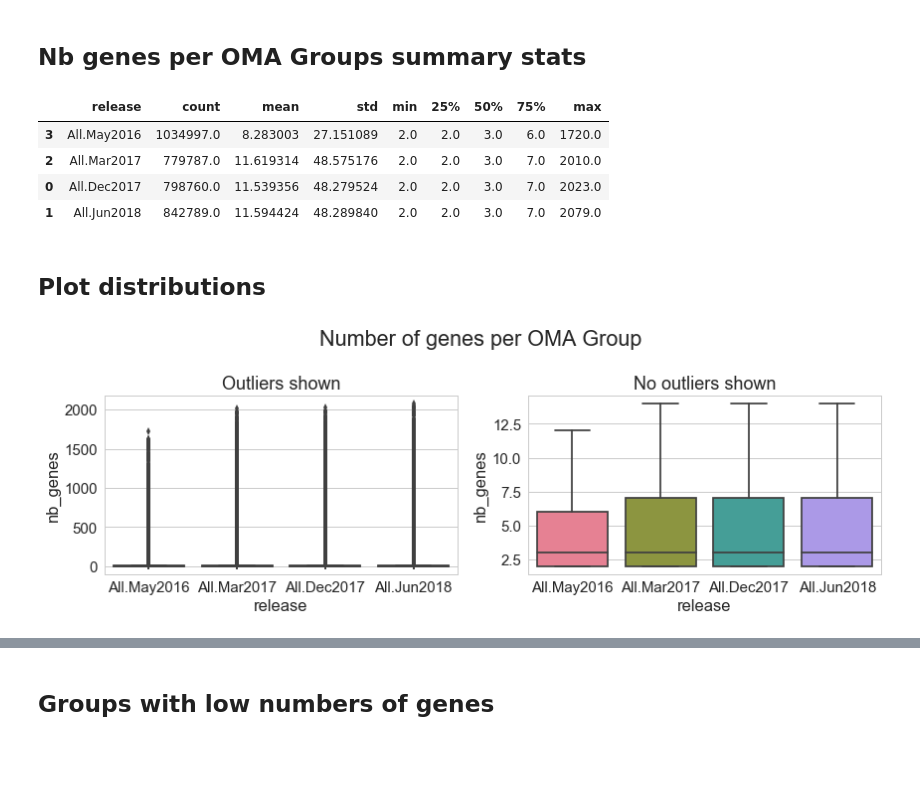
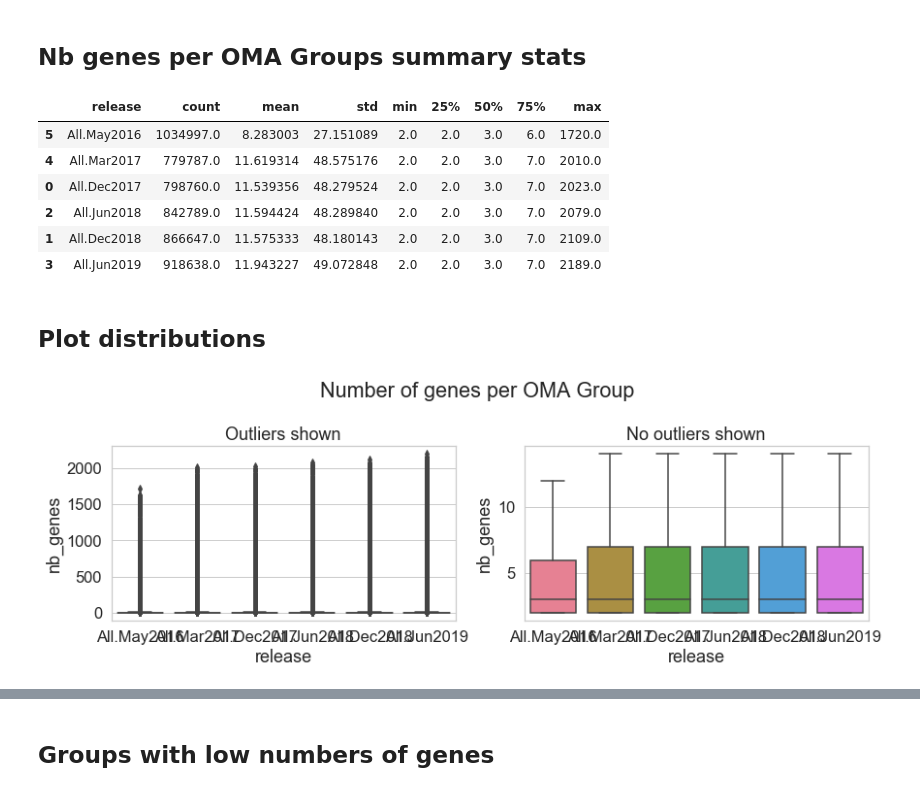
Before and after one commit to DessimozLab/pyoma, a Jupyter notebook: pyoma/browser/sanitychecks.ipynb, the cells around one changed output, grey strips where cells are left out. Saved outputs shown, nothing was run; the diff lists cells and outputs as text; code cells hidden in the pictures; blank space fills up the shorter version.

Commit message:
update sanity checks with new release and a few additional plots

```diff
--- a/pyoma/browser/sanitychecks.ipynb
+++ b/pyoma/browser/sanitychecks.ipynb
@@ -31,6 +35,7 @@ pd.options.display.max_rows = 150
 #style options
 %matplotlib inline
 plt.style.use('ggplot')
+plt.rcParams['figure.figsize'] = (12.0, 8.0)
 
 #seaborn options
 sns.set(rc={'axes.facecolor':'white', 'figure.facecolor':'white'}, font_scale=1.5)
@@ -47,24 +52,24 @@ To compare oma browser releases, I use the hdf5 file from each. However, since t
 TODO: Make it so that it just detects all the databases automatically and then we can run the notebook automatically after each release.
 # %%
 #directory containing the different oma browser releases
-oma_browser_dir = "/Users/nglover/oma_mount/"
+oma_browser_dir = os.path.expanduser("~/oma_mount/")
 
 #list of 4 releases (strings) to be compared (only exactly 4 for now)
 #note they will be plotted and presented in the order specified in list
-releases = ["All.May2016", "All.Mar2017", "All.Dec2017", "All.Jun2018"]
+releases = ["All.May2016", "All.Mar2017", "All.Dec2017", "All.Jun2018", "All.Dec2018", "All.Jun2019"]
 # %% [markdown]
 # Running the sanity checks
 # %% [markdown]
 The following code does all the heavy lifting and uses the sanitychecks2 library from pyoma. Since this involves making many computations, especially from the Entries table in each database, this could take a while to run (~40 minutes).
 # %%
-import importlib
-importlib.reload(sanitychecks2)
+#import importlib
+#importlib.reload(sanitychecks)
 
 #list of sanity (release) objects, each one corresponding to a different release
 sanity_sessions = []
 
 for release in releases:
-    release_obj = sanitychecks2.SanitySession(oma_browser_dir, release)
+    release_obj = sanitychecks.SanitySession(oma_browser_dir, release)
     sanity_sessions.append(release_obj)
 # %% [output]
 be ready to see PyTables asking for *lots* of memory and possibly slow
@@ -356,13 +392,15 @@ make_countplot_by_release(omagroups_df, releases, title="Total Number of OMA Gro
 get_summary_stats(omagroups_df, "nb_genes")
 # %% [output]
 |  | release | count | mean | std | min | 25% | 50% | 75% | max |
-| 3 | All.May2016 | 1034997.0 | 8.283003 | 27.151089 | 2.0 | 2.0 | 3.0 | 6.0 | 1720.0 |
-| 2 | All.Mar2017 | 779787.0 | 11.619314 | 48.575176 | 2.0 | 2.0 | 3.0 | 7.0 | 2010.0 |
+| 5 | All.May2016 | 1034997.0 | 8.283003 | 27.151089 | 2.0 | 2.0 | 3.0 | 6.0 | 1720.0 |
+| 4 | All.Mar2017 | 779787.0 | 11.619314 | 48.575176 | 2.0 | 2.0 | 3.0 | 7.0 | 2010.0 |
 | 0 | All.Dec2017 | 798760.0 | 11.539356 | 48.279524 | 2.0 | 2.0 | 3.0 | 7.0 | 2023.0 |
-| 1 | All.Jun2018 | 842789.0 | 11.594424 | 48.289840 | 2.0 | 2.0 | 3.0 | 7.0 | 2079.0 |
+| 2 | All.Jun2018 | 842789.0 | 11.594424 | 48.289840 | 2.0 | 2.0 | 3.0 | 7.0 | 2079.0 |
+| 1 | All.Dec2018 | 866647.0 | 11.575333 | 48.180143 | 2.0 | 2.0 | 3.0 | 7.0 | 2109.0 |
+| 3 | All.Jun2019 | 918638.0 | 11.943227 | 49.072848 | 2.0 | 2.0 | 3.0 | 7.0 | 2189.0 |
 # %% [markdown]
 ## Plot distributions
 # %%
-make_boxplot_by_release(omagroups_df, "nb_genes","Number of genes per OMA Group")
+make_boxplot_by_release(omagroups_df, releases, "nb_genes","Number of genes per OMA Group")
 # %% [output]
-[figure, old version]
+[figure, new version]
```
Also changed, not shown: parts of 38 cells of this notebook.
